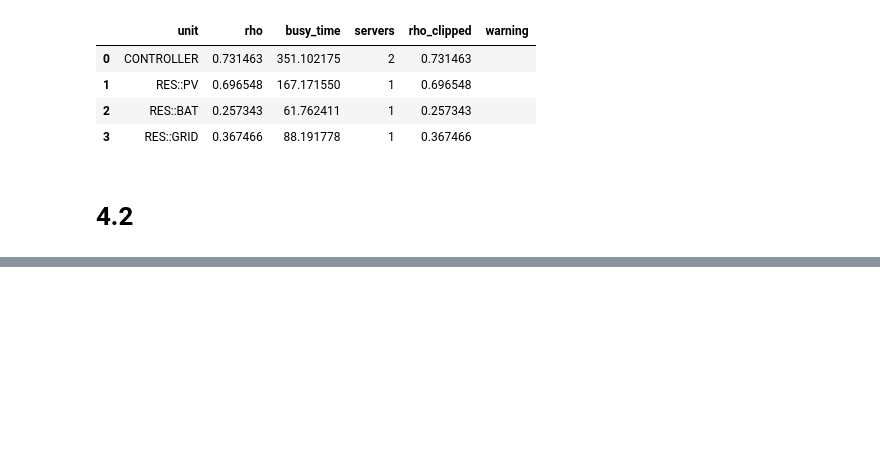
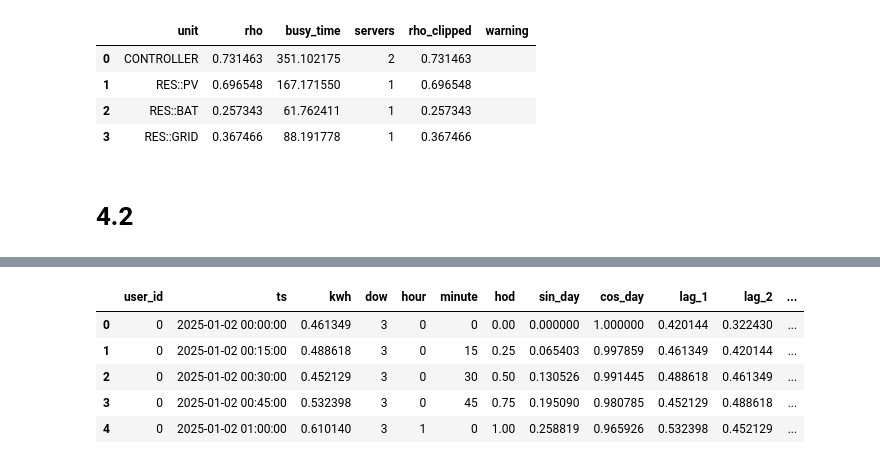
Before and after one commit to matin-mb/smartgrid-sim, a Jupyter notebook: smartgrid-sim.ipynb, the cells around one changed output, grey strips where cells are left out. Cells and saved outputs as stored; diff of their text form; code cells hidden in the pictures; blank space fills up the shorter version.

```diff
--- a/smartgrid-sim.ipynb
+++ b/smartgrid-sim.ipynb
@@ -1115,0 +1834,20 @@ display(overall_out, miss_out, rep_out)
+# %%
+# ML-0: imports & setup
+import numpy as np
+import pandas as pd
+from datetime import timedelta
+from sklearn.model_selection import train_test_split, TimeSeriesSplit
+from sklearn.preprocessing import OneHotEncoder, StandardScaler
+from sklearn.compose import ColumnTransformer
+from sklearn.pipeline import Pipeline
+from sklearn.metrics import mean_absolute_error, mean_squared_error
+from sklearn.linear_model import RidgeCV
+from sklearn.ensemble import RandomForestRegressor
+from sklearn.neural_network import MLPRegressor
+from sklearn.cluster import KMeans, DBSCAN
+from sklearn.metrics import silhouette_score
+
+RNG = np.random.default_rng(42)
+
+def rmse(y_true, y_pred):
+    return float(np.sqrt(((y_true - y_pred) ** 2).mean()))
@@ -1115,0 +1896,31 @@ display(overall_out, miss_out, rep_out)
+# %%
+# ML-2: features (time-of-day, day-of-week, lags, rolling)
+def add_time_features(df):
+    df = df.copy()
+    df["dow"] = df["ts"].dt.dayofweek
+    df["hour"] = df["ts"].dt.hour
+    df["minute"] = df["ts"].dt.minute
+    df["hod"] = df["hour"] + df["minute"]/60.0
+    df["sin_day"] = np.sin(2*np.pi*df["hod"]/24)
+    df["cos_day"] = np.cos(2*np.pi*df["hod"]/24)
+    return df
+
+def add_lag_features(df, lags=(1, 2, 96), rolls=(4, 96)):
+    # lags/rolls per user to avoid leakage across users
+    df = df.sort_values(["user_id","ts"]).copy()
+    for L in lags:
+        df[f"lag_{L}"] = df.groupby("user_id")["kwh"].shift(L)
+    for W in rolls:
+        df[f"roll_mean_{W}"] = df.groupby("user_id")["kwh"].shift(1).rolling(W).mean()
+    return df
+
+df_feat = add_lag_features(add_time_features(df_ml))
+df_feat = df_feat.dropna().reset_index(drop=True)   # drop warm-up rows
+df_feat.head()
+# %% [output]
+|  | user_id | ts | kwh | dow | hour | minute | hod | sin_day | cos_day | lag_1 | lag_2 | ... |
+| 0 | 0 | 2025-01-02 00:00:00 | 0.461349 | 3 | 0 | 0 | 0.00 | 0.000000 | 1.000000 | 0.420144 | 0.322430 | ... |
+| 1 | 0 | 2025-01-02 00:15:00 | 0.488618 | 3 | 0 | 15 | 0.25 | 0.065403 | 0.997859 | 0.461349 | 0.420144 | ... |
+| 2 | 0 | 2025-01-02 00:30:00 | 0.452129 | 3 | 0 | 30 | 0.50 | 0.130526 | 0.991445 | 0.488618 | 0.461349 | ... |
+| 3 | 0 | 2025-01-02 00:45:00 | 0.532398 | 3 | 0 | 45 | 0.75 | 0.195090 | 0.980785 | 0.452129 | 0.488618 | ... |
+| 4 | 0 | 2025-01-02 01:00:00 | 0.610140 | 3 | 1 | 0 | 1.00 | 0.258819 | 0.965926 | 0.532398 | 0.452129 | ... |
```
Also changed, not shown: parts of 24 cells of this notebook.
